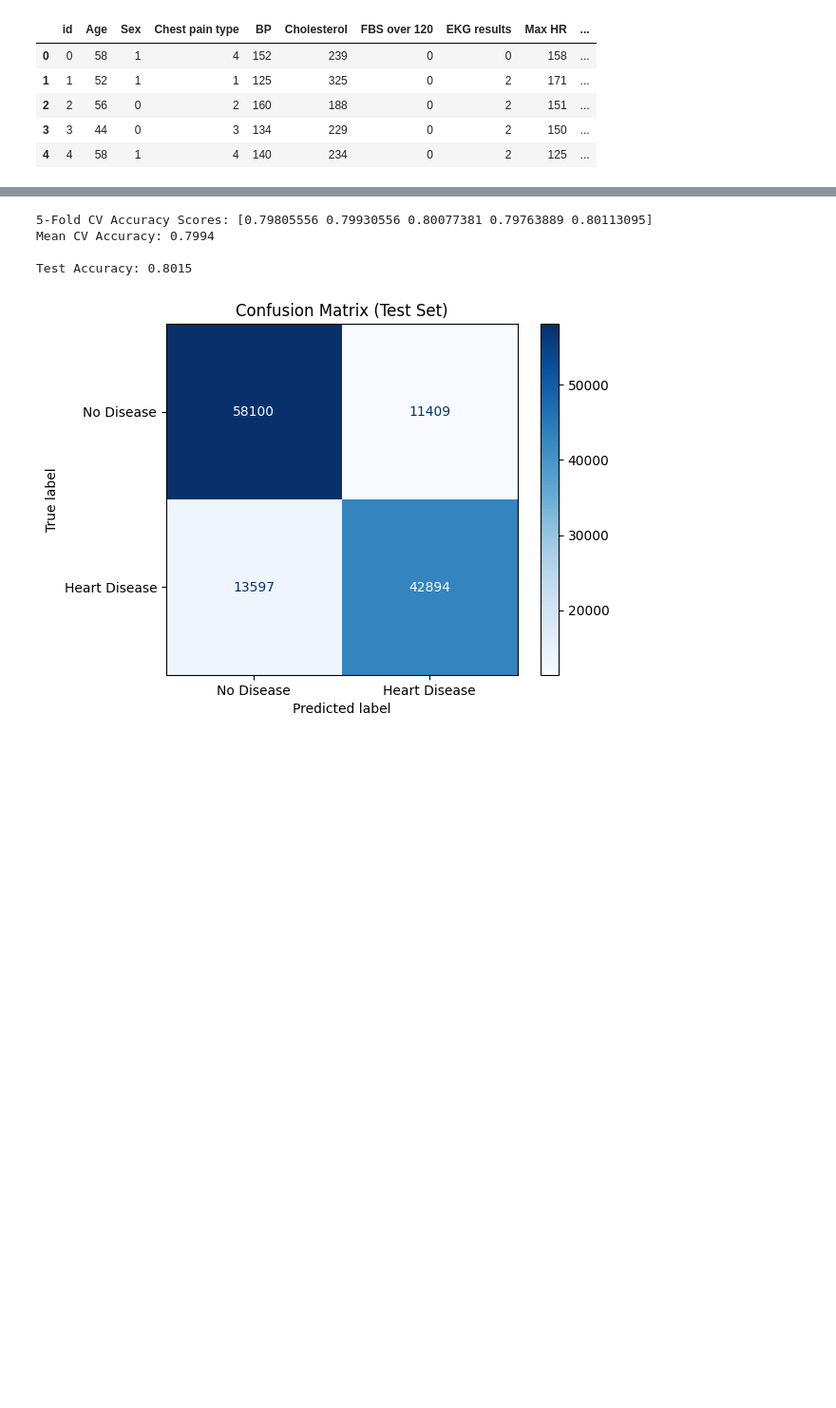
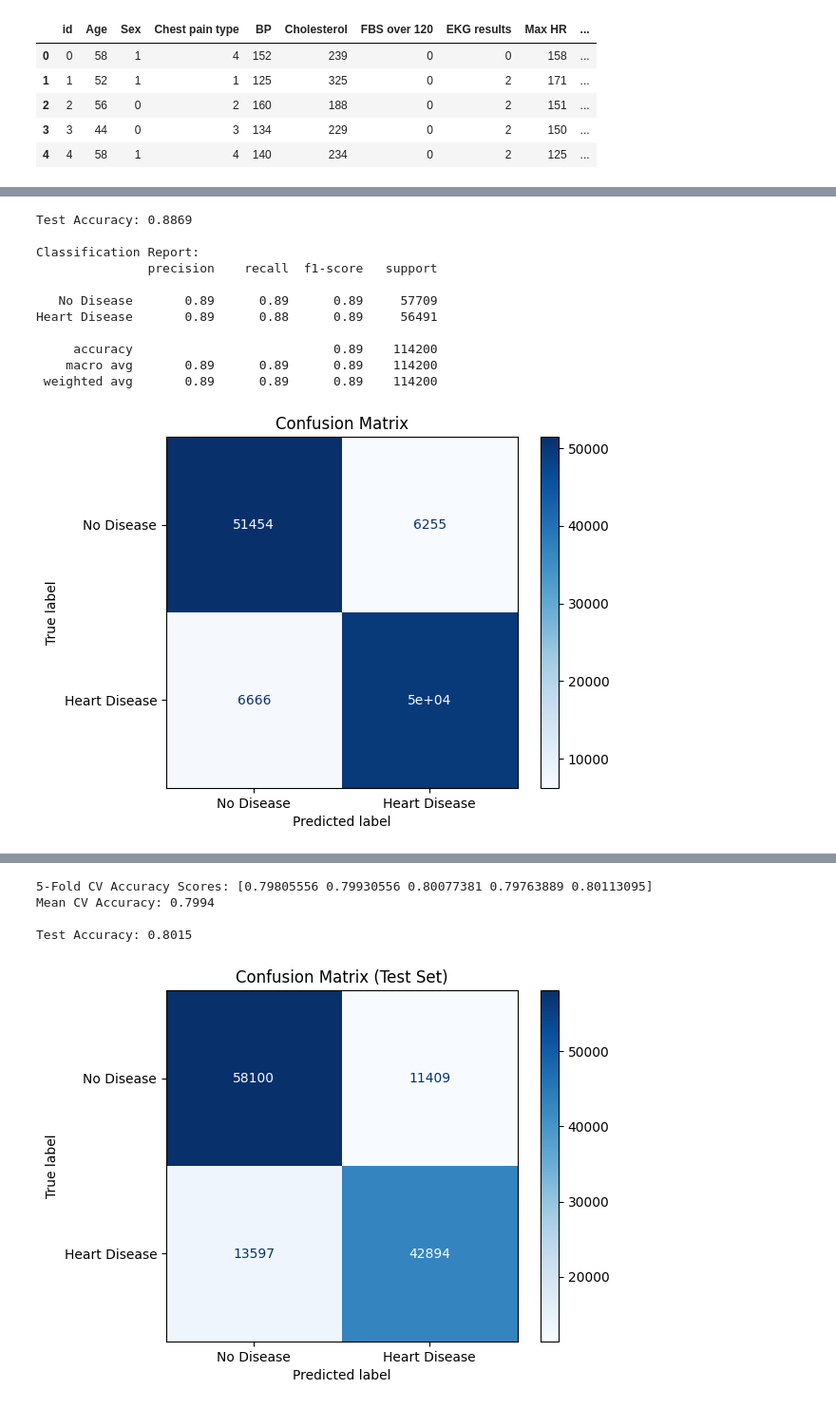
Before and after one commit to kirmanioussema12/Heart-Disease, a Jupyter notebook: Prediction.ipynb, the cells around one changed output, grey strips where cells are left out. Shown at 95% size. Saved outputs shown, nothing was run; the diff lists cells and outputs as text; code cells hidden in the pictures; blank space fills up the shorter version.

```diff
--- a/Prediction.ipynb
+++ b/Prediction.ipynb
@@ -101,0 +179,68 @@ Passing `palette` without assigning `hue` is deprecated and will be removed in v
+# %%
+from xgboost import XGBClassifier
+
+# -----------------------------
+# 1️⃣ Select features
+numerical_features = ["Number of vessels fluro", "ST depression", "Age", "Cholesterol", "BP", "Max HR","Thallium"]
+categorical_features = ["Sex", "Chest pain type", "Exercise angina", "Slope of ST"]
+
+# One-hot encode categorical features
+X_cat = pd.get_dummies(df[categorical_features], drop_first=True)
+
+# Combine numerical + categorical features
+X = pd.concat([df[numerical_features], X_cat], axis=1)
+y = df["Heart Disease"]
+
+# -----------------------------
+# 2️⃣ Train-test split
+X_train, X_test, y_train, y_test = train_test_split(
+    X, y, test_size=0.2, random_state=42, stratify=y
+)
+
+# -----------------------------
+# 3️⃣ Scale numerical features
+scaler = StandardScaler()
+X_train[numerical_features] = scaler.fit_transform(X_train[numerical_features])
+X_test[numerical_features] = scaler.transform(X_test[numerical_features])
+
+# -----------------------------
+# 4️⃣ Train XGBoost
+xgb_model = XGBClassifier(
+    n_estimators=350,
+    learning_rate=0.1,
+    max_depth=5,
+    random_state=42,
+    eval_metric="logloss",
+    use_label_encoder=False
+)
+xgb_model.fit(X_train, y_train)
+
+# -----------------------------
+# 5️⃣ Predictions
+y_pred = xgb_model.predict(X_test)
+y_prob = xgb_model.predict_proba(X_test)[:,1]
+
+# -----------------------------
+# 6️⃣ Evaluate
+acc = accuracy_score(y_test, y_pred)
+print(f"Test Accuracy: {acc:.4f}")
+
+print("\nClassification Report:")
+print(classification_report(y_test, y_pred, target_names=["No Disease", "Heart Disease"]))
+
+cm = confusion_matrix(y_test, y_pred)
+disp = ConfusionMatrixDisplay(confusion_matrix=cm, display_labels=["No Disease", "Heart Disease"])
+disp.plot(cmap="Blues")
+plt.title("Confusion Matrix")
+plt.show()
+
+# -----------------------------
+# 7️⃣ Feature Importance
+importances = pd.DataFrame({
+    "Feature": X.columns,
+    "Importance": xgb_model.feature_importances_
+}).sort_values(by="Importance", ascending=False)
+
+print("\nTop Features:")
+print(importances.head(10))
+# %% [output]
@@ -101,0 +250,12 @@ Passing `palette` without assigning `hue` is deprecated and will be removed in v
+Test Accuracy: 0.8869
+
+Classification Report:
+               precision    recall  f1-score   support
+
+   No Disease       0.89      0.89      0.89     57709
+Heart Disease       0.89      0.88      0.89     56491
+
+     accuracy                           0.89    114200
+    macro avg       0.89      0.89      0.89    114200
+ weighted avg       0.89      0.89      0.89    114200
+[figure, added]
```
Also changed, not shown: parts of 13 cells of this notebook.
